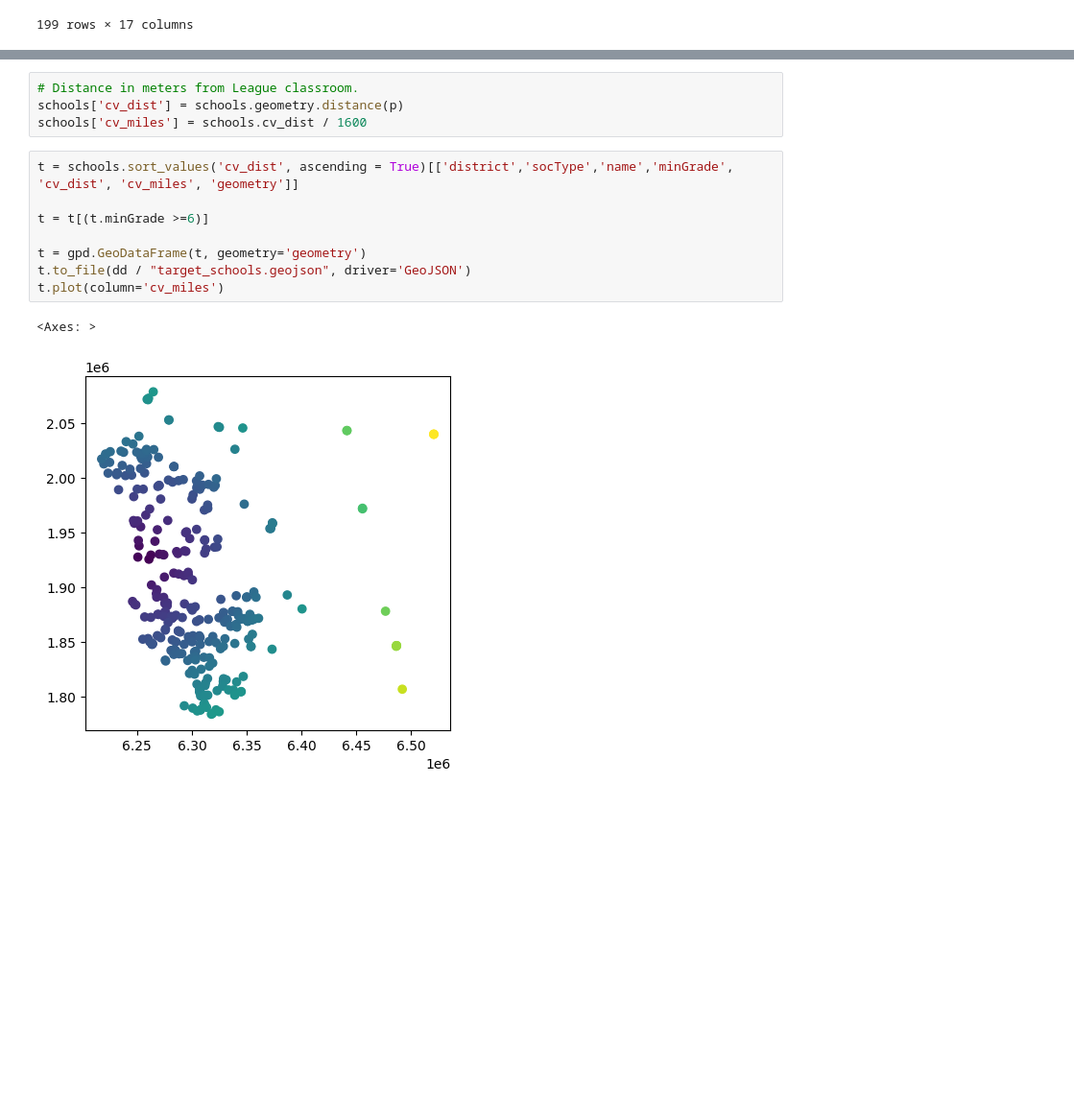
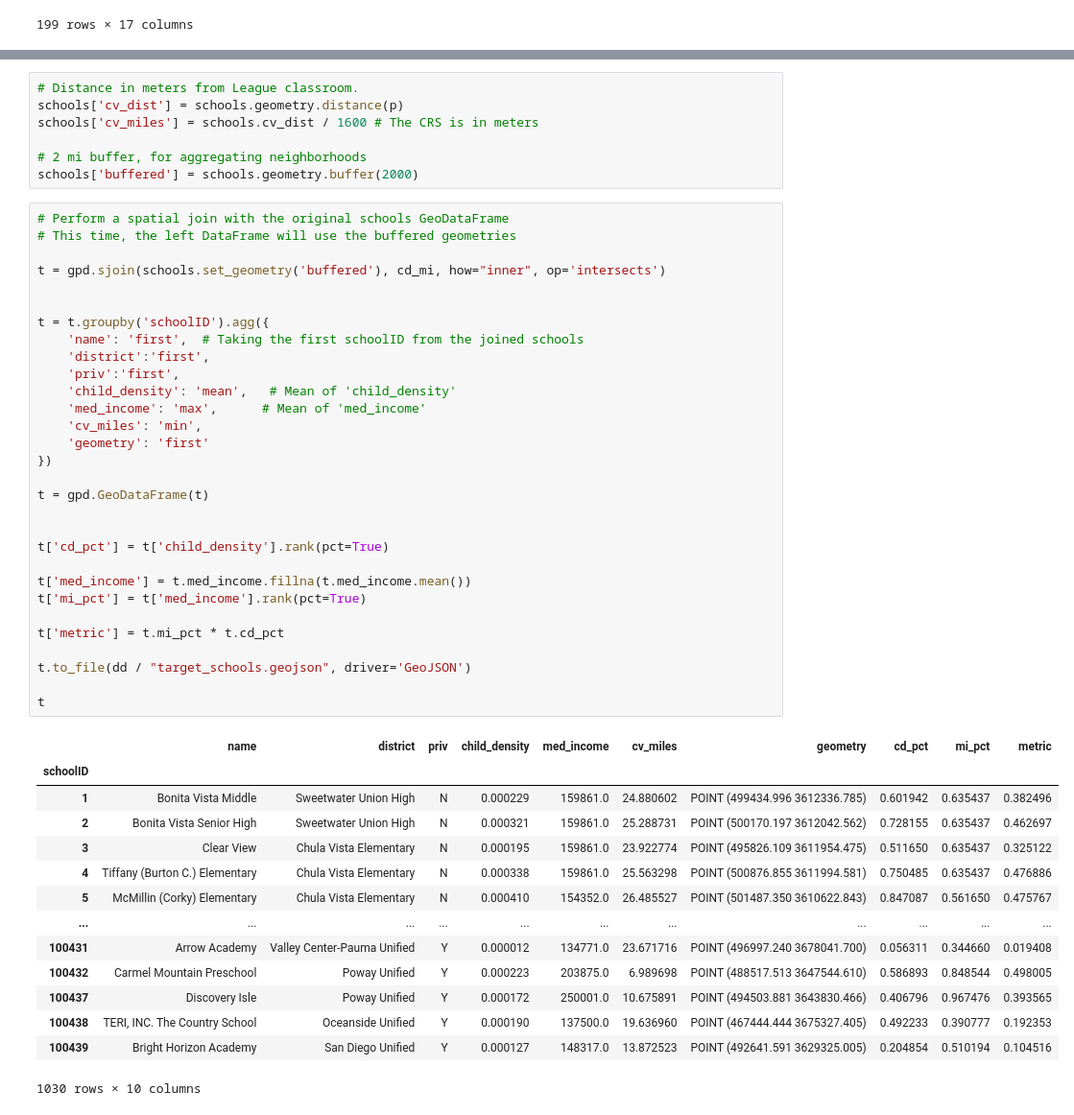
Before and after one commit to jointheleague/marketing-data, a Jupyter notebook: notebooks/ericbusboom/schools.ipynb, the cells around one changed output, grey strips where cells are left out. Shown at 96% size. Cells and saved outputs as stored; diff of their text form; blank space fills up the shorter version.

```diff
--- a/notebooks/ericbusboom/schools.ipynb
+++ b/notebooks/ericbusboom/schools.ipynb
@@ -169,15 +173,52 @@ POINT (6257777.503282193 1926204.6931347626)
 # %%
 # Distance in meters from League classroom.
 schools['cv_dist'] = schools.geometry.distance(p)
-schools['cv_miles'] = schools.cv_dist / 1600
+schools['cv_miles'] = schools.cv_dist / 1600 # The CRS is in meters
+
+# 2 mi buffer, for aggregating neighborhoods
+schools['buffered'] = schools.geometry.buffer(2000)
-# %%
-t = schools.sort_values('cv_dist', ascending = True)[['district','socType','name','minGrade', 'cv_dist', 'cv_miles', 'geometry']]
-
-t = t[(t.minGrade >=6)]
-
-t = gpd.GeoDataFrame(t, geometry='geometry')
-t.to_file(dd / "target_schools.geojson", driver='GeoJSON')
-t.plot(column='cv_miles')
-# %% [output]
-<Axes: >
-[figure, removed]
+# %%
+# Perform a spatial join with the original schools GeoDataFrame
+# This time, the left DataFrame will use the buffered geometries
+
+t = gpd.sjoin(schools.set_geometry('buffered'), cd_mi, how="inner", op='intersects')
+
+
+t = t.groupby('schoolID').agg({
+    'name': 'first',  # Taking the first schoolID from the joined schools
+    'district':'first',
+    'priv':'first',
+    'child_density': 'mean',   # Mean of 'child_density'
+    'med_income': 'max',      # Mean of 'med_income'
+    'cv_miles': 'min',
+    'geometry': 'first'
+})
+
+t = gpd.GeoDataFrame(t)
+
+
+t['cd_pct'] = t['child_density'].rank(pct=True)
+
+t['med_income'] = t.med_income.fillna(t.med_income.mean())
+t['mi_pct'] = t['med_income'].rank(pct=True)
+
+t['metric'] = t.mi_pct * t.cd_pct
+
+t.to_file(dd / "target_schools.geojson", driver='GeoJSON')
+
+t
+# %% [output]
+|  | name | district | priv | child_density | med_income | cv_miles | geometry | cd_pct | mi_pct | metric |
+| schoolID |  |  |  |  |  |  |  |  |  |  |
+| 1 | Bonita Vista Middle | Sweetwater Union High | N | 0.000229 | 159861.0 | 24.880602 | POINT (499434.996 3612336.785) | 0.601942 | 0.635437 | 0.382496 |
+| 2 | Bonita Vista Senior High | Sweetwater Union High | N | 0.000321 | 159861.0 | 25.288731 | POINT (500170.197 3612042.562) | 0.728155 | 0.635437 | 0.462697 |
+| 3 | Clear View | Chula Vista Elementary | N | 0.000195 | 159861.0 | 23.922774 | POINT (495826.109 3611954.475) | 0.511650 | 0.635437 | 0.325122 |
+| 4 | Tiffany (Burton C.) Elementary | Chula Vista Elementary | N | 0.000338 | 159861.0 | 25.563298 | POINT (500876.855 3611994.581) | 0.750485 | 0.635437 | 0.476886 |
+| 5 | McMillin (Corky) Elementary | Chula Vista Elementary | N | 0.000410 | 154352.0 | 26.485527 | POINT (501487.350 3610622.843) | 0.847087 | 0.561650 | 0.475767 |
+| ... | ... | ... | ... | ... | ... | ... | ... | ... | ... | ... |
+| 100431 | Arrow Academy | Valley Center-Pauma Unified | Y | 0.000012 | 134771.0 | 23.671716 | POINT (496997.240 3678041.700) | 0.056311 | 0.344660 | 0.019408 |
+| 100432 | Carmel Mountain Preschool | Poway Unified | Y | 0.000223 | 203875.0 | 6.989698 | POINT (488517.513 3647544.610) | 0.586893 | 0.848544 | 0.498005 |
+| 100437 | Discovery Isle | Poway Unified | Y | 0.000172 | 250001.0 | 10.675891 | POINT (494503.881 3643830.466) | 0.406796 | 0.967476 | 0.393565 |
+| 100438 | TERI, INC. The Country School | Oceanside Unified | Y | 0.000190 | 137500.0 | 19.636960 | POINT (467444.444 3675327.405) | 0.492233 | 0.390777 | 0.192353 |
+| 100439 | Bright Horizon Academy | San Diego Unified | Y | 0.000127 | 148317.0 | 13.872523 | POINT (492641.591 3629325.005) | 0.204854 | 0.510194 | 0.104516 |
+1030 rows × 10 columns
```
Also changed, not shown: parts of 8 cells of this notebook, 4 other files.
